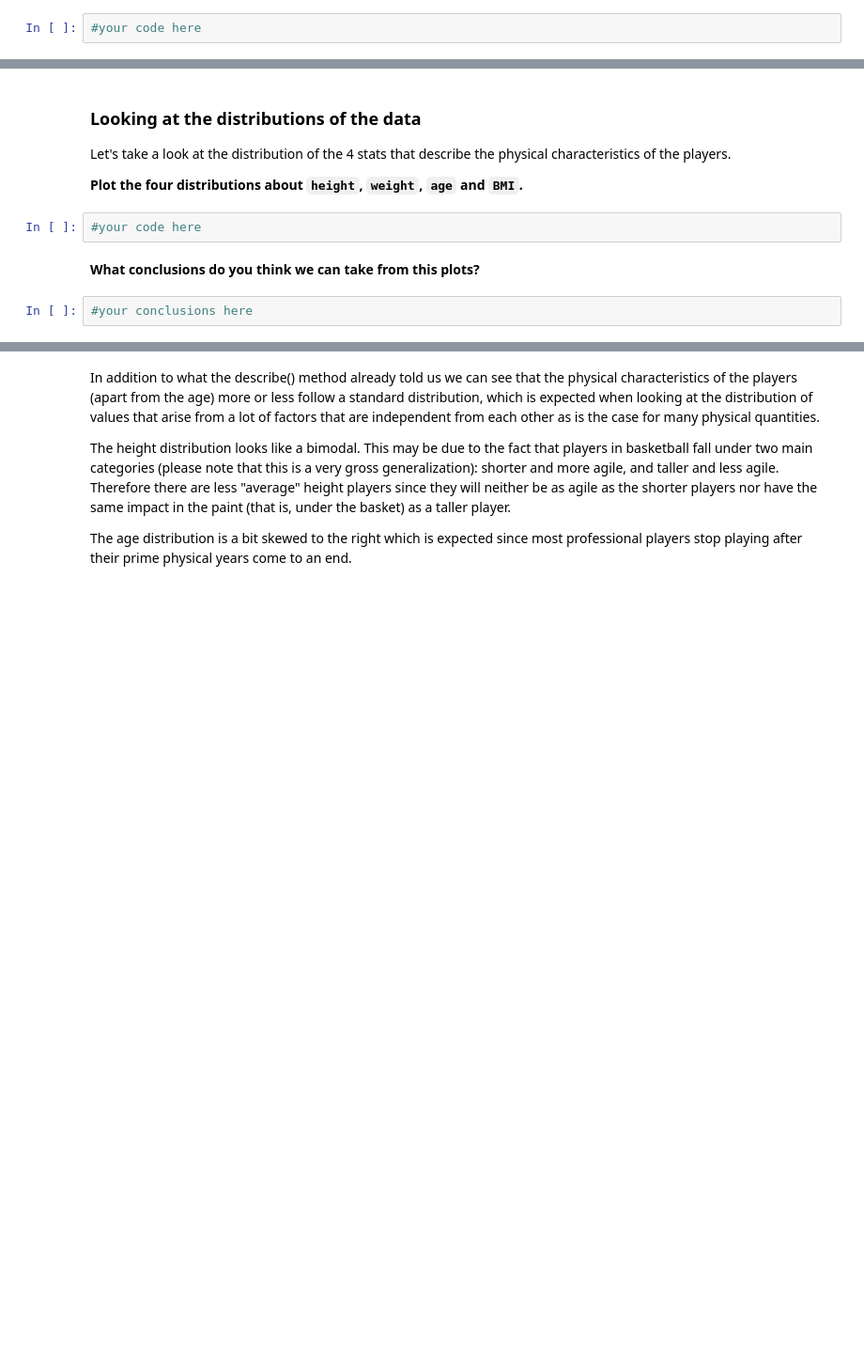
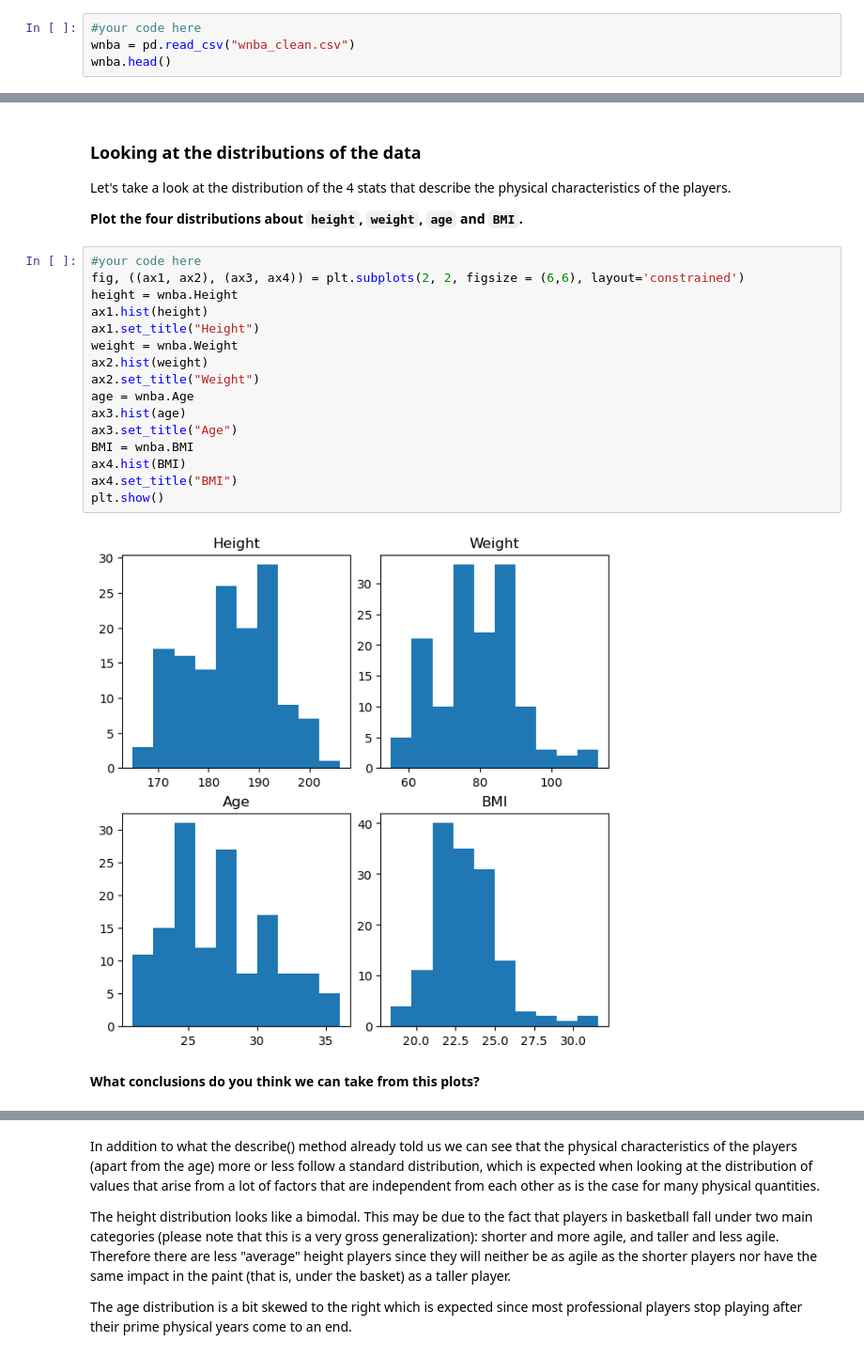
Before and after one commit to ta-data-lis/M2-mini-project2, a Jupyter notebook: your-code/2.-Exploratory-Data-Analysis.ipynb, the cells around one changed output, grey strips where cells are left out. Shown at 94% size. Cells and saved outputs as stored; diff of their text form; blank space fills up the shorter version.

```diff
--- a/your-code/2.-Exploratory-Data-Analysis.ipynb
+++ b/your-code/2.-Exploratory-Data-Analysis.ipynb
@@ -17,3 +17,5 @@ pd.set_option('display.max_columns', 100)
 Let's load the cleaned dataset first. Import it with the name `wnba` and show the head.
 # %%
 #your code here
+wnba = pd.read_csv("wnba_clean.csv")
+wnba.head()
@@ -32,9 +73,23 @@ There are also some extremes in the weight and age columns. Feel free, if you'd
 Let's take a look at the distribution of the 4 stats that describe the physical characteristics of the players.
 
 **Plot the four distributions about `height`, `weight`, `age` and `BMI`.**
-# %%
-#your code here
+# %%
+#your code here
+fig, ((ax1, ax2), (ax3, ax4)) = plt.subplots(2, 2, figsize = (6,6), layout='constrained')
+height = wnba.Height
+ax1.hist(height)
+ax1.set_title("Height")
+weight = wnba.Weight
+ax2.hist(weight)
+ax2.set_title("Weight")
+age = wnba.Age
+ax3.hist(age)
+ax3.set_title("Age")
+BMI = wnba.BMI
+ax4.hist(BMI)
+ax4.set_title("BMI")
+plt.show()
+# %% [output]
+[figure, added]
 # %% [markdown]
 **What conclusions do you think we can take from this plots?**
-# %%
-#your conclusions here
```
Also changed, not shown: parts of 12 cells of this notebook, 2 other files.
